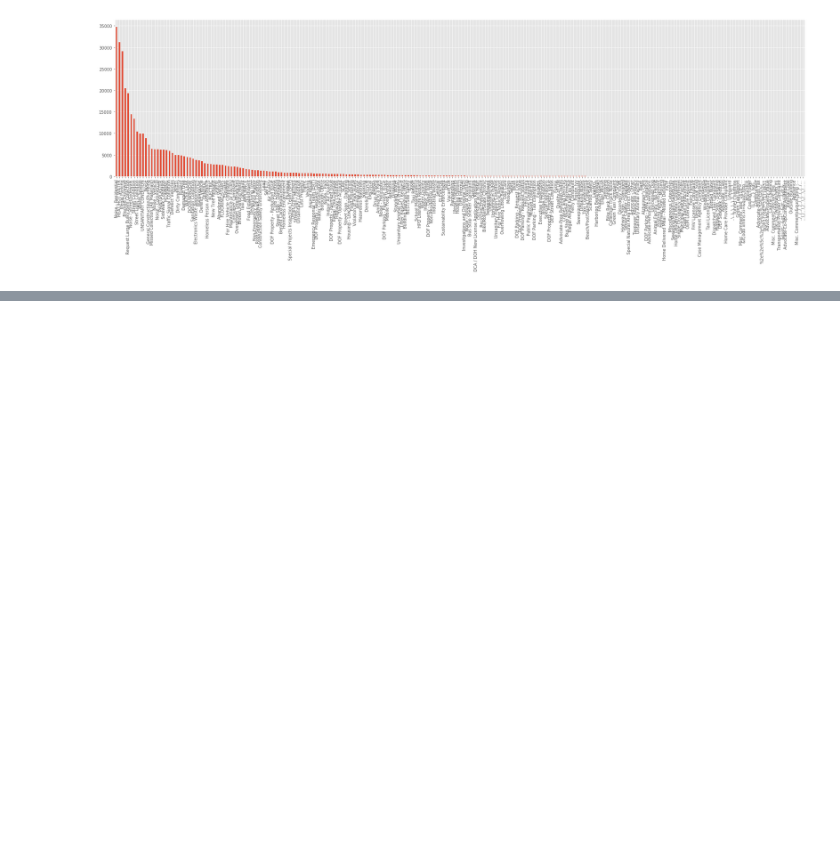
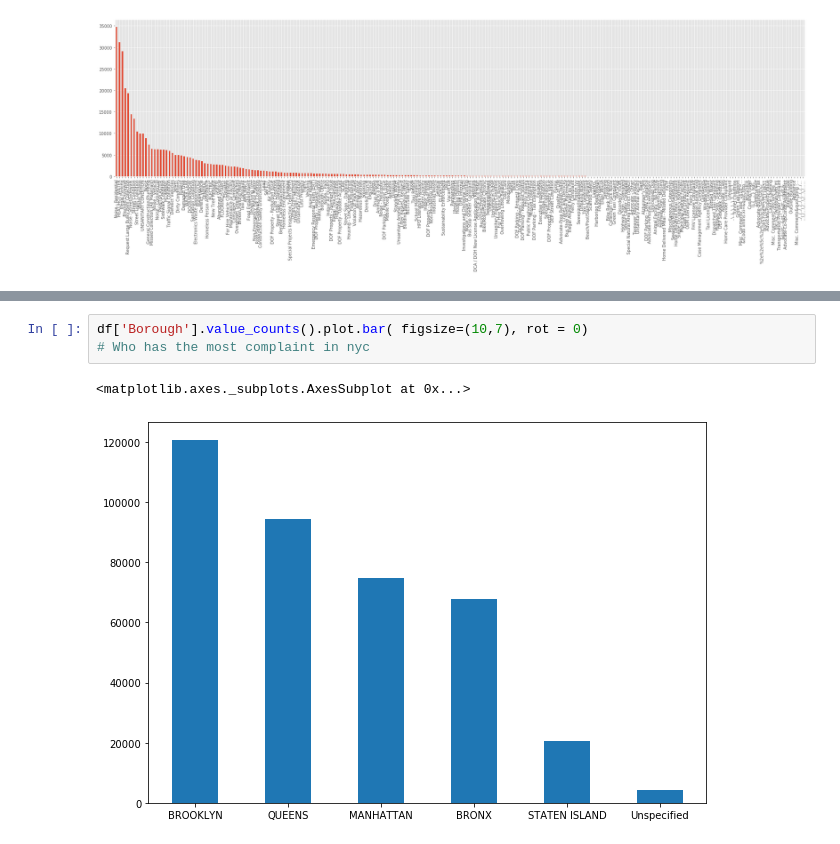
Before and after one commit to Fairfield-University-BA505/final-project-fa2019-international-dt, a Jupyter notebook: Faris.ipynb, the cells around one changed output, grey strips where cells are left out. Cells and saved outputs as stored; diff of their text form; blank space fills up the shorter version.

```diff
--- a/Faris.ipynb
+++ b/Faris.ipynb
@@ -139,0 +157,6 @@ plt.scatter(bill_vs_size, bill_vs_size.index)
+# %%
+df['Borough'].value_counts().plot.bar( figsize=(10,7), rot = 0)
+# Who has the most complaint in nyc
+# %% [output]
+<matplotlib.axes._subplots.AxesSubplot at 0x...>
+[figure, added]
```
Also changed, not shown: parts of 22 cells of this notebook.
